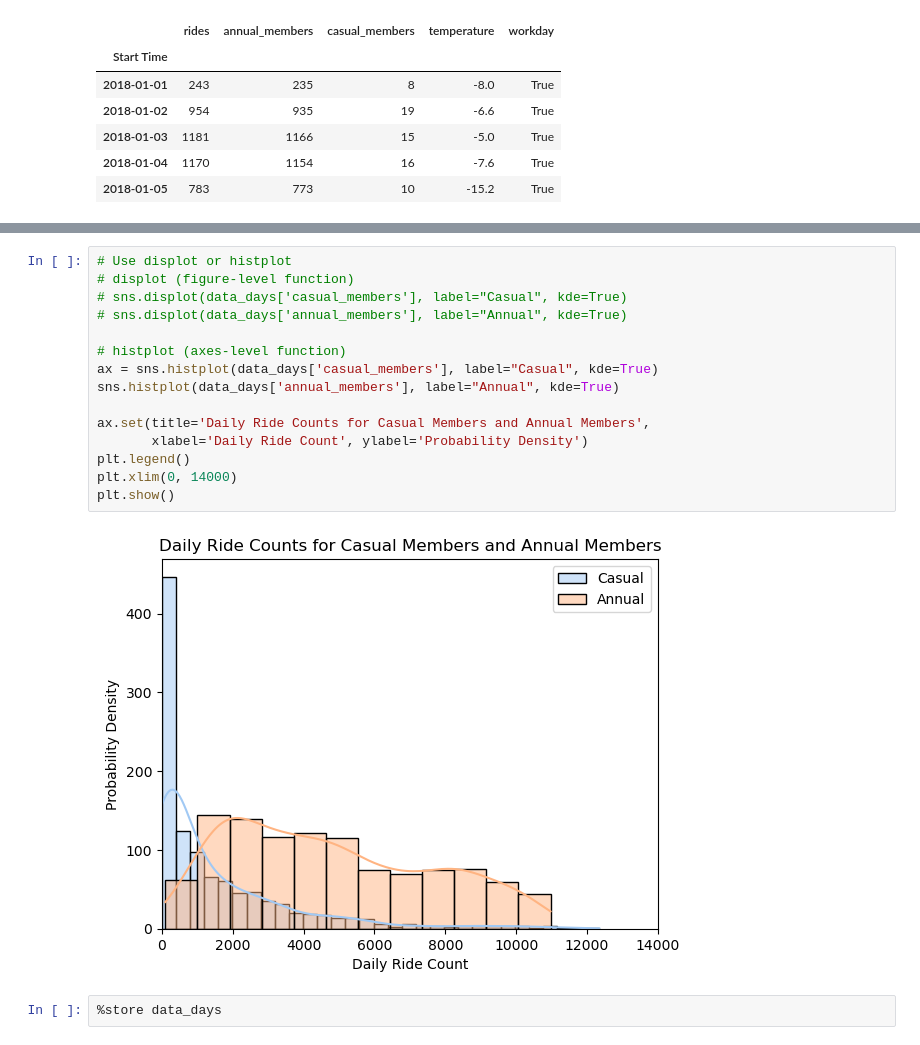
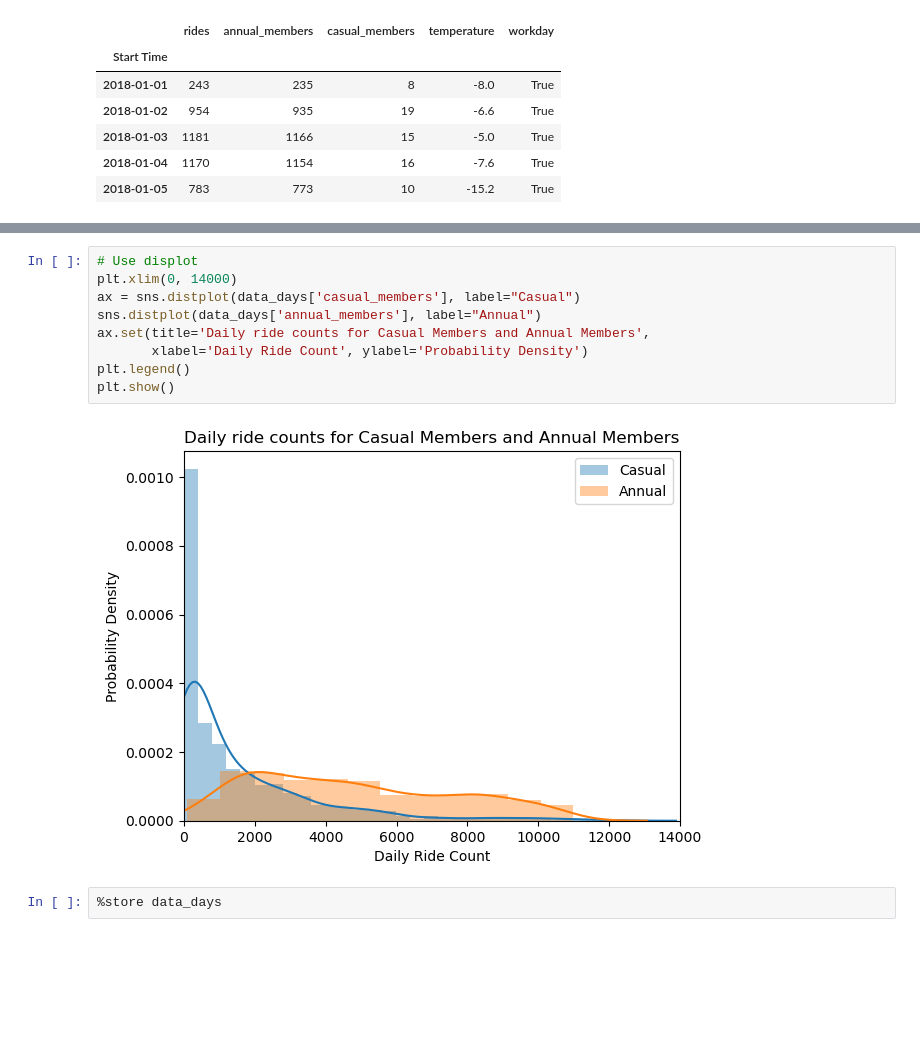
Before and after one commit to kinheychan/CIV1504, a Jupyter notebook: CIV1504_Nicole_Chan_Bikeshare_Part1_EDA.ipynb, the cells around one changed output, grey strips where cells are left out. Saved outputs shown, nothing was run; the diff lists cells and outputs as text; blank space fills up the shorter version.

```diff
--- a/CIV1504_Nicole_Chan_Bikeshare_Part1_EDA.ipynb
+++ b/CIV1504_Nicole_Chan_Bikeshare_Part1_EDA.ipynb
@@ -1491,20 +1515,14 @@ data_days.head()
 # %%
-# Use displot or histplot
-# displot (figure-level function)
-# sns.displot(data_days['casual_members'], label="Casual", kde=True)
-# sns.displot(data_days['annual_members'], label="Annual", kde=True)
-
-# histplot (axes-level function)
-ax = sns.histplot(data_days['casual_members'], label="Casual", kde=True)
-sns.histplot(data_days['annual_members'], label="Annual", kde=True)
-
-ax.set(title='Daily Ride Counts for Casual Members and Annual Members',
+# Use displot
+plt.xlim(0, 14000)
+ax = sns.distplot(data_days['casual_members'], label="Casual")
+sns.distplot(data_days['annual_members'], label="Annual")
+ax.set(title='Daily ride counts for Casual Members and Annual Members',
        xlabel='Daily Ride Count', ylabel='Probability Density')
 plt.legend()
-plt.xlim(0, 14000)
 plt.show()
 # %% [output]
-[figure, old version]
+[figure, new version]
 # %%
 %store data_days
 # %% [output]
```
Also changed, not shown: parts of 5 cells of this notebook.
